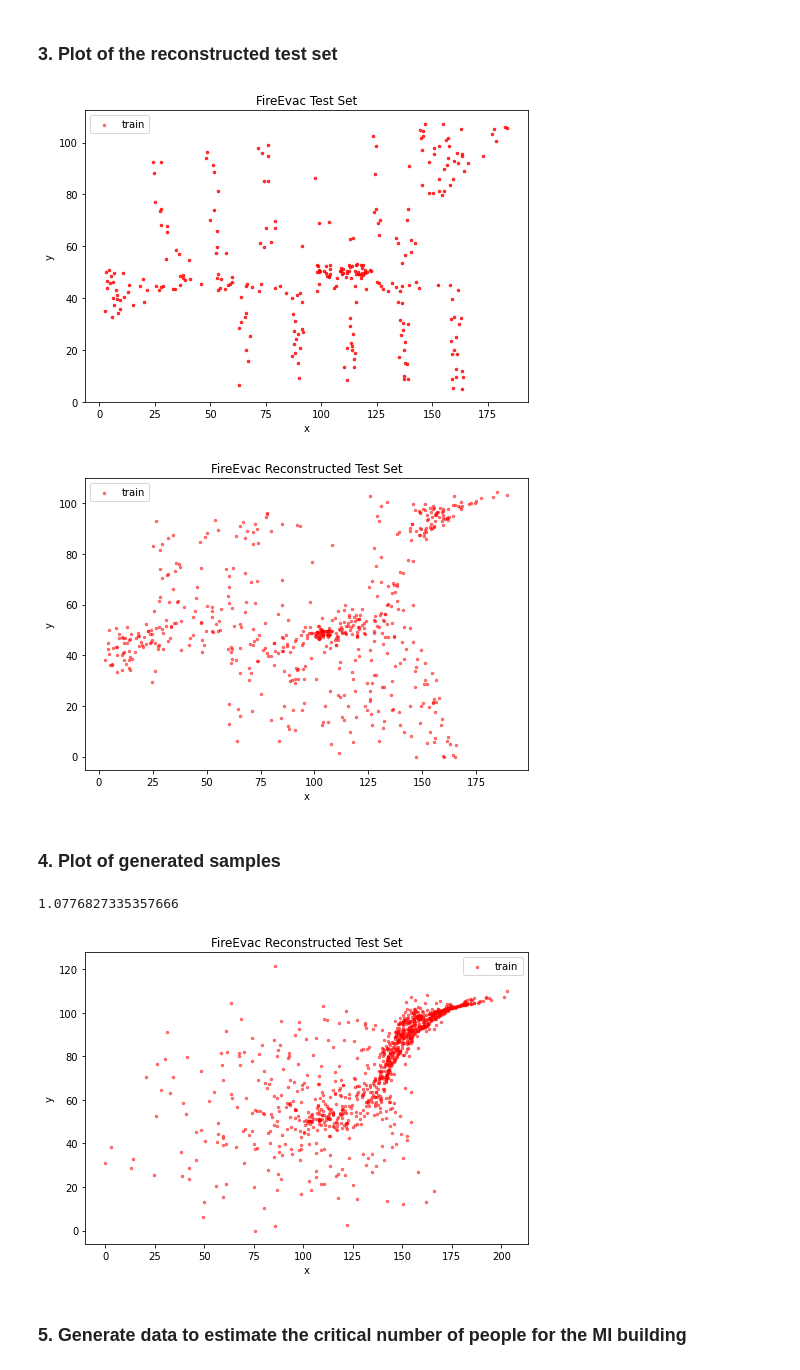
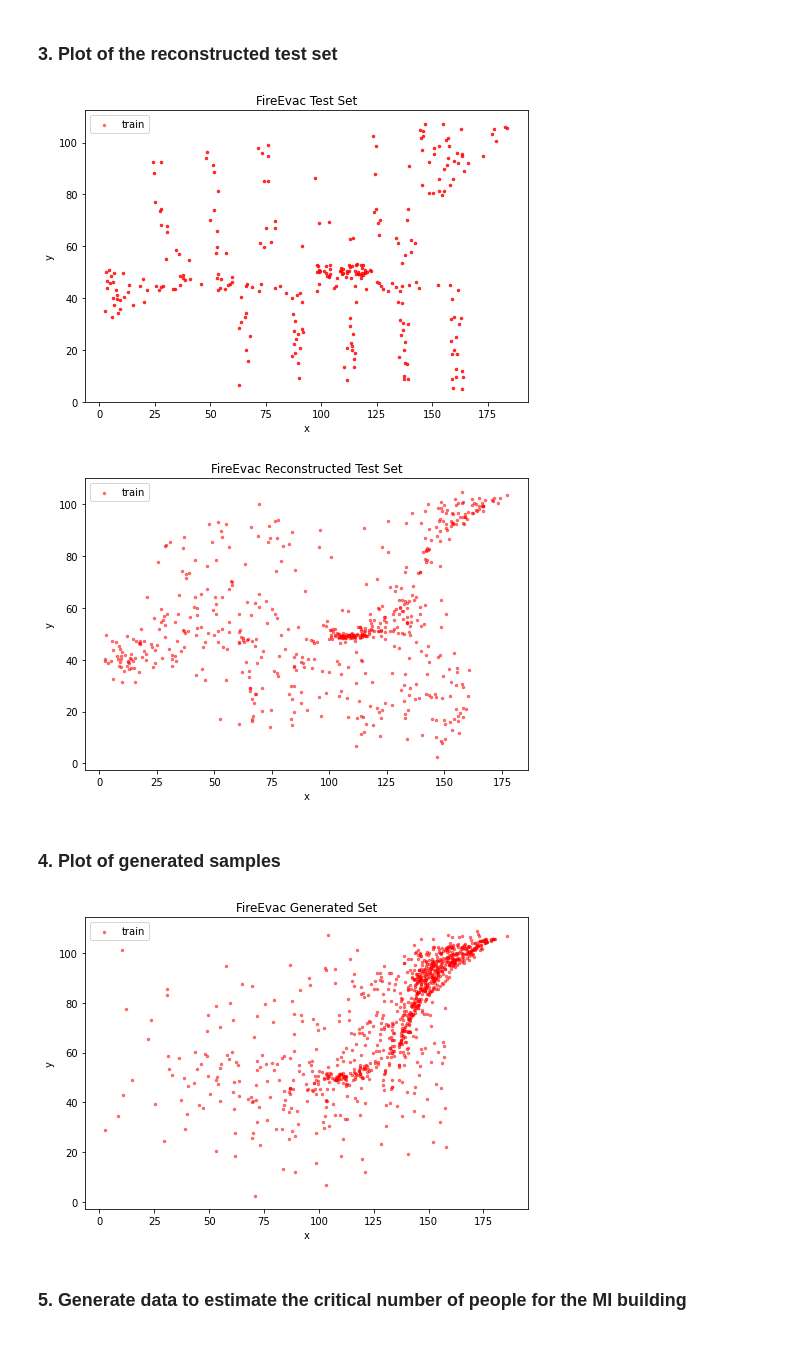
Before and after one commit to sonmikrafft-uni-MLCMS/ex4, a Jupyter notebook: task_4.ipynb, the cells around one changed output. Saved outputs shown, nothing was run; the diff lists cells and outputs as text; code cells hidden in the pictures.

```diff
--- a/task_4.ipynb
+++ b/task_4.ipynb
@@ -29,7 +29,7 @@ plot_2d_train_test(
 # %%
 # Data & model configuration
 latent_dim = 2
-batch_size = 64
+batch_size = 32
 hidden_size = 64
 no_epochs = 200
 verbosity = 1
@@ -38,13 +40,16 @@ input_shape = train[0].shape
 # %%
 # preprocess data to be in range [0,1]
 def normalise(data):
-    factor = data.max()
-    data_normalised = data / factor
+    max = data.max()
+    min = data.min()
+
+    data_normalised = (data - min) / (max - min)
     return data_normalised
 
 def renormalise(data_normalised, data):
-    factor = data.max()
-    data_renormalised = data_normalised * factor
+    max = data.max()
+    min = data.min()
+    data_renormalised = data_normalised * (max - min) + min
     return data_renormalised
 
 train_normalised = normalise(train)
@@ -102,38 +118,35 @@ test_reconstructed = renormalise(test_reconstructed, test)
 plot_2d_fire_evac_set(test_reconstructed, xlabel="x", ylabel="y", title="FireEvac Reconstructed Test Set", save_path="plots/fire_evac_test_data_reconstruction.pdf", alpha=0.5)
 # %% [output]
 [figure]
-[figure, old version]
+[figure, new version]
 # %% [markdown]
 ### 4. Plot of generated samples
 # %%
 # TODO
 # randomly choose input for decoder
 # decode
 # plot generated samples with plot fire evac set
 
 def generate_samples(num_samples):
     """
     Visualises generation of num_samples digits
 
     Args:
         num_samples (int): number of samples to be generated
 
     Returns: array of sampled data
     """
     generated_samples = np.empty(shape=(num_samples, 2))
     for i in range(num_samples):
         z_sample = np.random.normal(size=latent_dim)
         out = vae.decoder(np.array([z_sample]))[0]
         generated_samples[i] = out
-    return generated_samples
+    return renormalise(generated_samples, train)
 
 generated_samples = generate_samples(1000)
-print(generated_samples.max())
-generated_samples = renormalise(generated_samples, train)
 
-plot_2d_fire_evac_set(generated_samples, xlabel="x", ylabel="y", title="FireEvac Reconstructed Test Set", save_path="plots/fire_evac_test_data_generation.pdf", alpha=0.5)
+plot_2d_fire_evac_set(generated_samples, xlabel="x", ylabel="y", title="FireEvac Generated Set", save_path="plots/fire_evac_test_data_generation.pdf", alpha=0.5)
 # %% [output]
-1.0776827335357666
-[figure, old version]
+[figure, new version]
 # %% [markdown]
 ### 5. Generate data to estimate the critical number of people for the MI building
```
Also changed, not shown: parts of 9 cells of this notebook.
